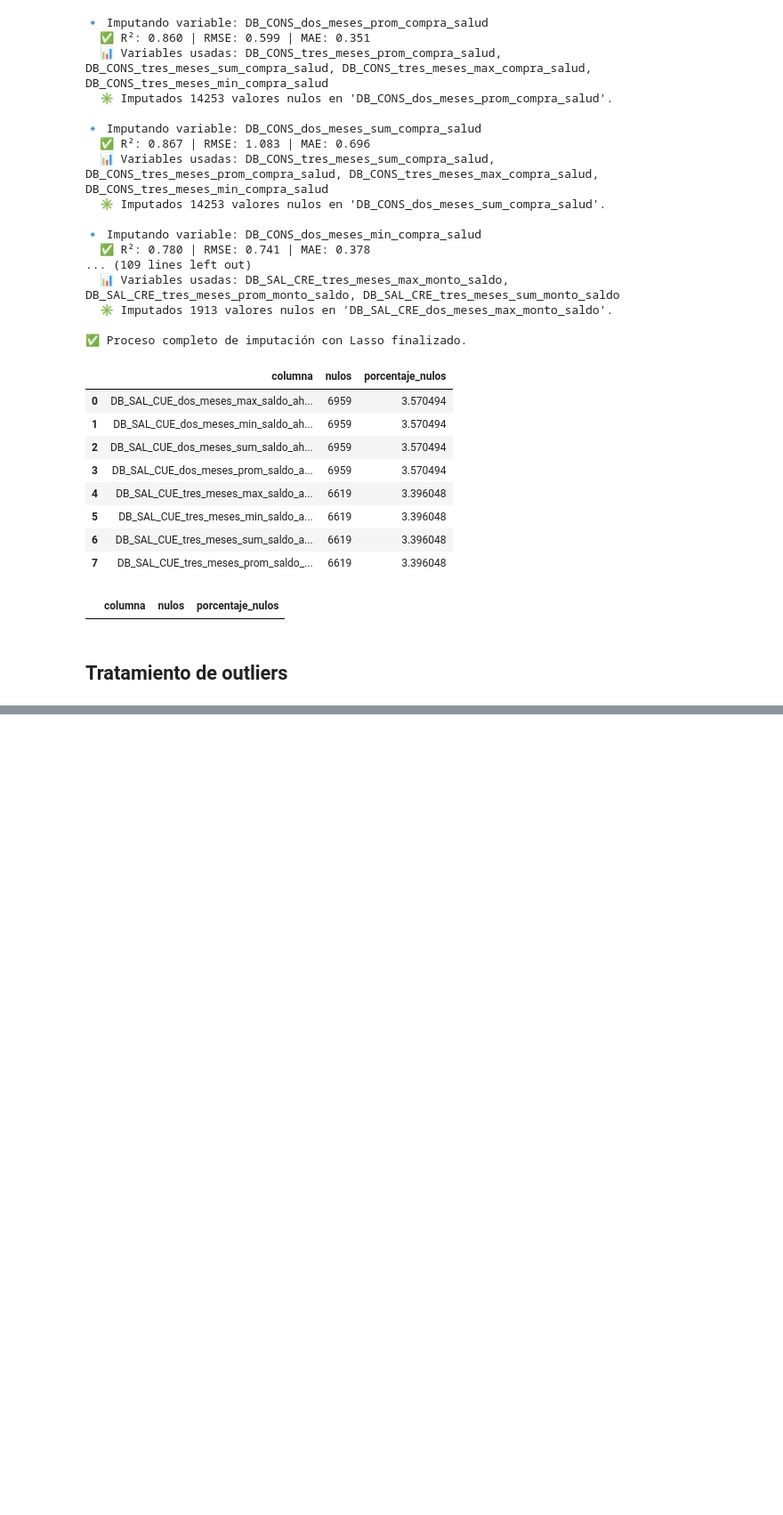
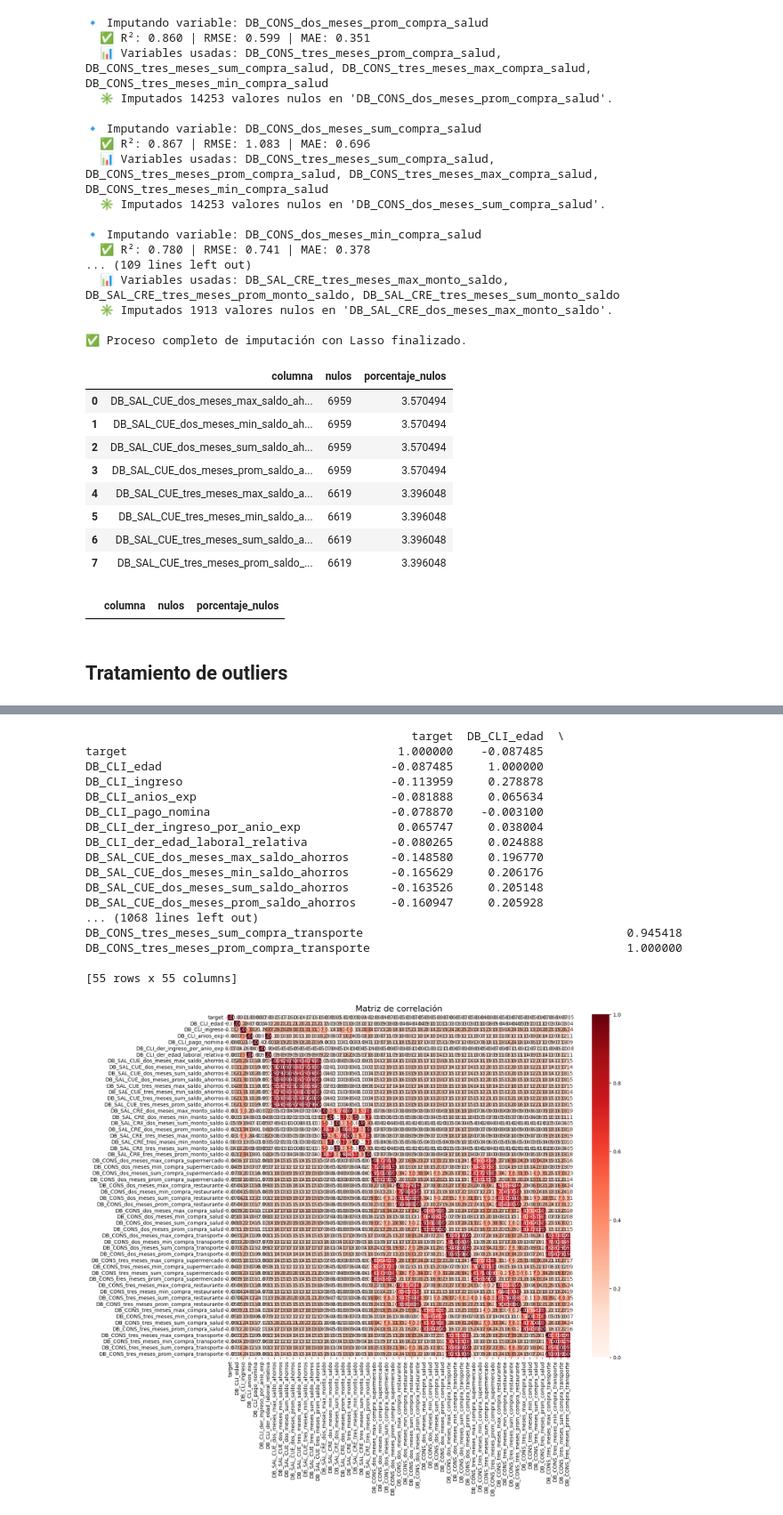
Before and after one commit to LuizIgnacio2002/reto_techy, a Jupyter notebook: notebooks/EDA/clientes_credito_consumo/1.0-lq.ipynb, the cells around one changed output, grey strips where cells are left out. Shown at 89% size. Drawn from its saved outputs; the diff is of its cells as text; code cells hidden in the pictures; blank space fills up the shorter version.

```diff
--- a/notebooks/EDA/clientes_credito_consumo/1.0-lq.ipynb
+++ b/notebooks/EDA/clientes_credito_consumo/1.0-lq.ipynb
@@ -904,0 +1002,45 @@ Filas eliminadas: 97,004 (49.77%)
+# %%
+import pandas as pd
+import seaborn as sns
+import matplotlib.pyplot as plt
+
+# Suponiendo que df_limpio ya existe y tiene solo variables numéricas (sin target)
+# Calcular la matriz de correlación
+corr_matrix = df_limpio.select_dtypes(include=['number']).corr()
+
+# Mostrar la matriz de correlación en consola
+print(corr_matrix)
+
+# Mapa de calor de blanco a rojo
+plt.figure(figsize=(15,12))
+sns.heatmap(
+    corr_matrix,
+    annot=True,
+    fmt=".2f",
+    cmap="Reds",        # De blanco (bajo) a rojo (alto)
+    vmin=0,             # Opcional: empieza desde 0 en lugar de negativo
+    vmax=1,             # Opcional: máximo 1
+    linewidths=0.5,     # Líneas entre celdas
+    square=True         # Celdas cuadradas
+)
+plt.title("Matriz de correlación", fontsize=16)
+plt.show()
+# %% [output]
+                                               target  DB_CLI_edad  \
+target                                       1.000000    -0.087485
+DB_CLI_edad                                 -0.087485     1.000000
+DB_CLI_ingreso                              -0.113959     0.278878
+DB_CLI_anios_exp                            -0.081888     0.065634
+DB_CLI_pago_nomina                          -0.078870    -0.003100
+DB_CLI_der_ingreso_por_anio_exp              0.065747     0.038004
+DB_CLI_der_edad_laboral_relativa            -0.080265     0.024888
+DB_SAL_CUE_dos_meses_max_saldo_ahorros      -0.148580     0.196770
+DB_SAL_CUE_dos_meses_min_saldo_ahorros      -0.165629     0.206176
+DB_SAL_CUE_dos_meses_sum_saldo_ahorros      -0.163526     0.205148
+DB_SAL_CUE_dos_meses_prom_saldo_ahorros     -0.160947     0.205928
+... (1068 lines left out)
+DB_CONS_tres_meses_sum_compra_transporte                                      0.945418
+DB_CONS_tres_meses_prom_compra_transporte                                     1.000000
+
+[55 rows x 55 columns]
+[figure, added]
```
Also changed, not shown: parts of 30 cells of this notebook.
